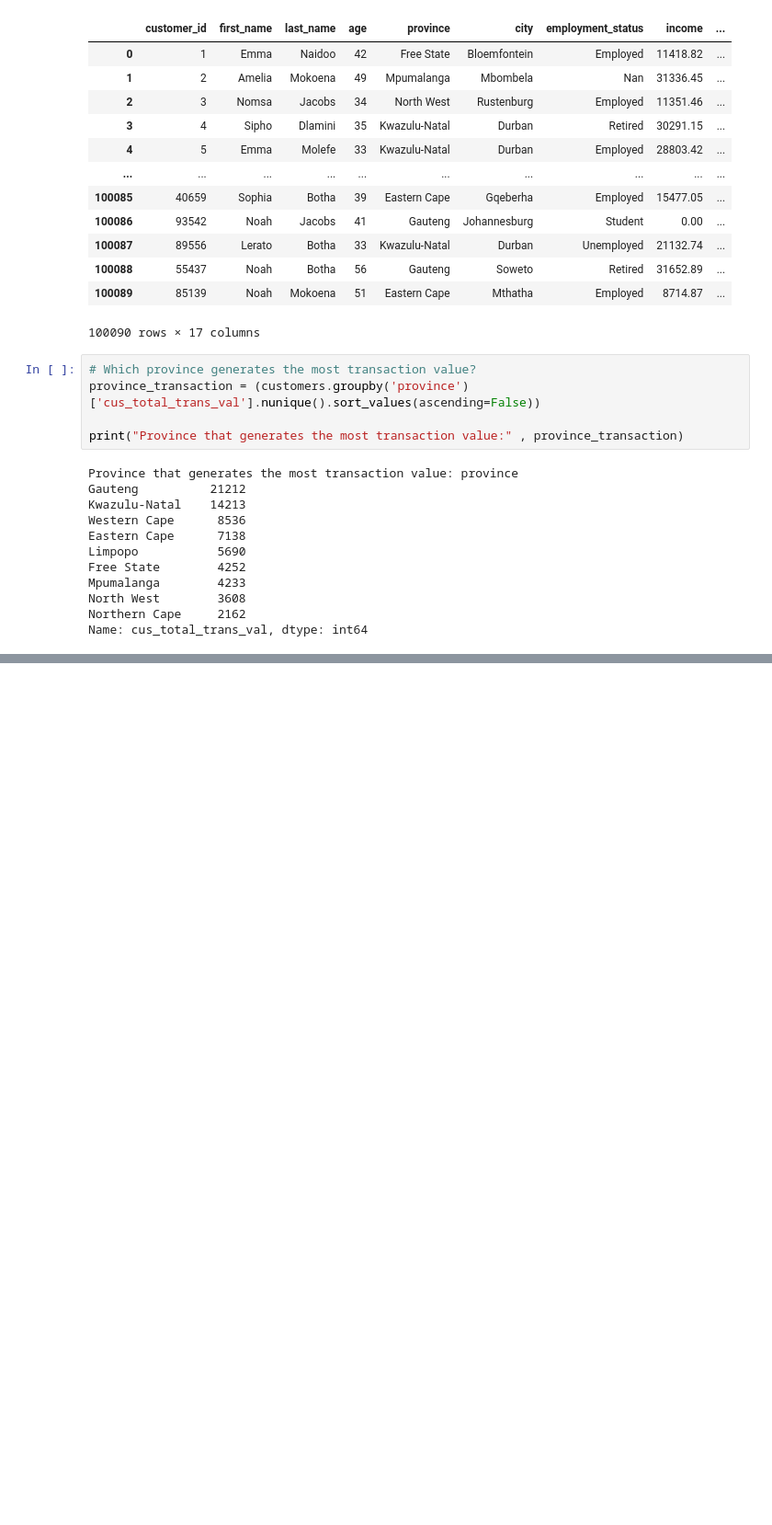
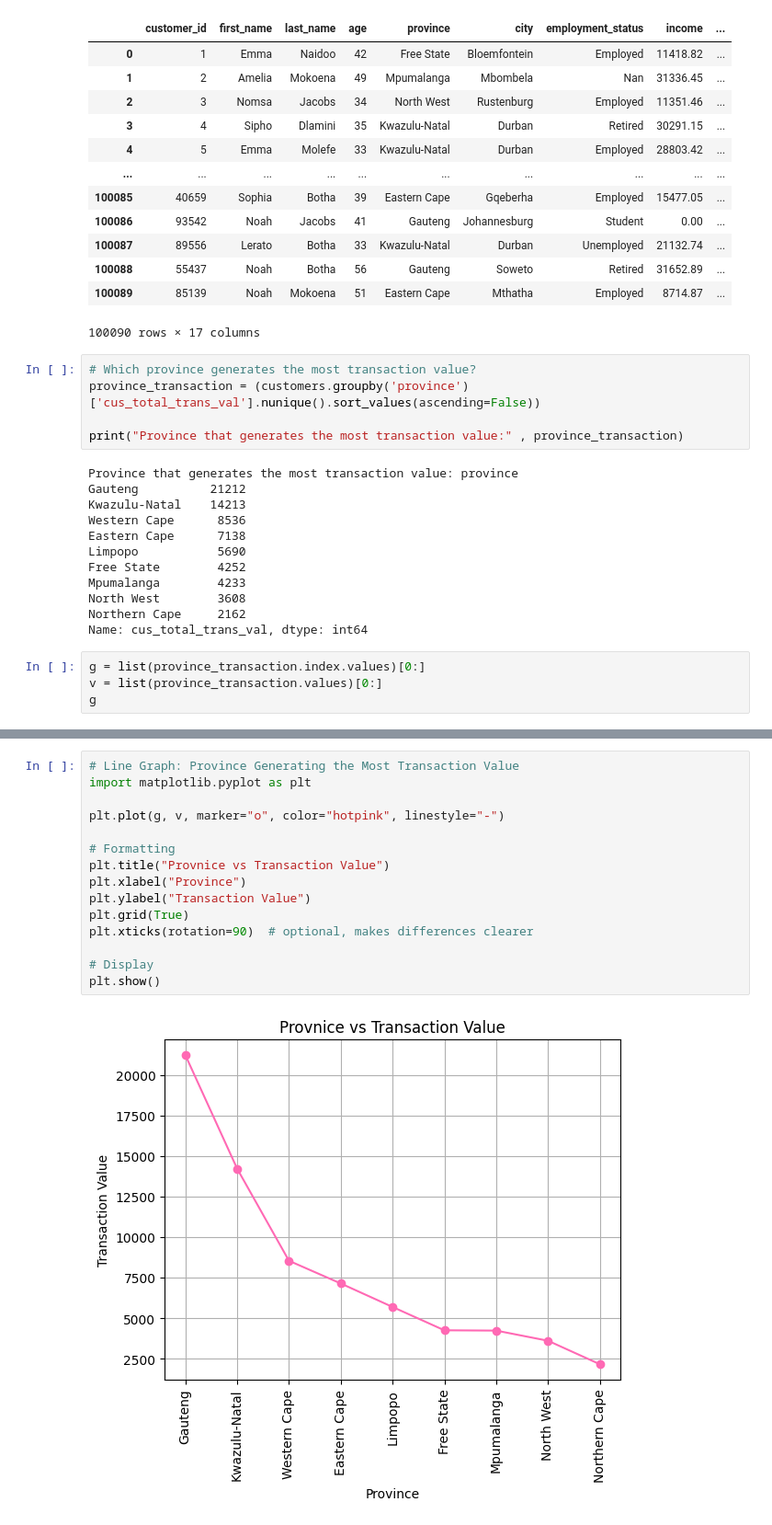
Before and after one commit to akonamajongile-a11y/bankguard, a Jupyter notebook: CleaningDatasets.ipynb, the cells around one changed output, grey strips where cells are left out. Shown at 92% size. Saved outputs shown, nothing was run; the diff lists cells and outputs as text; blank space fills up the shorter version.

Commit message:
transaction value

```diff
--- a/CleaningDatasets.ipynb
+++ b/CleaningDatasets.ipynb
@@ -722,3 +722,7 @@ Mpumalanga        4233
 North West        3608
 Northern Cape     2162
 Name: cus_total_trans_val, dtype: int64
+# %%
+g = list(province_transaction.index.values)[0:]
+v = list(province_transaction.values)[0:]
+g
@@ -724,0 +739,17 @@ Name: cus_total_trans_val, dtype: int64
+# %%
+# Line Graph: Province Generating the Most Transaction Value
+import matplotlib.pyplot as plt
+
+plt.plot(g, v, marker="o", color="hotpink", linestyle="-")
+
+# Formatting
+plt.title("Provnice vs Transaction Value")
+plt.xlabel("Province")
+plt.ylabel("Transaction Value")
+plt.grid(True)
+plt.xticks(rotation=90)  # optional, makes differences clearer
+
+# Display
+plt.show()
+# %% [output]
+[figure, added]
```
Also changed, not shown: parts of 1 cell of this notebook.
